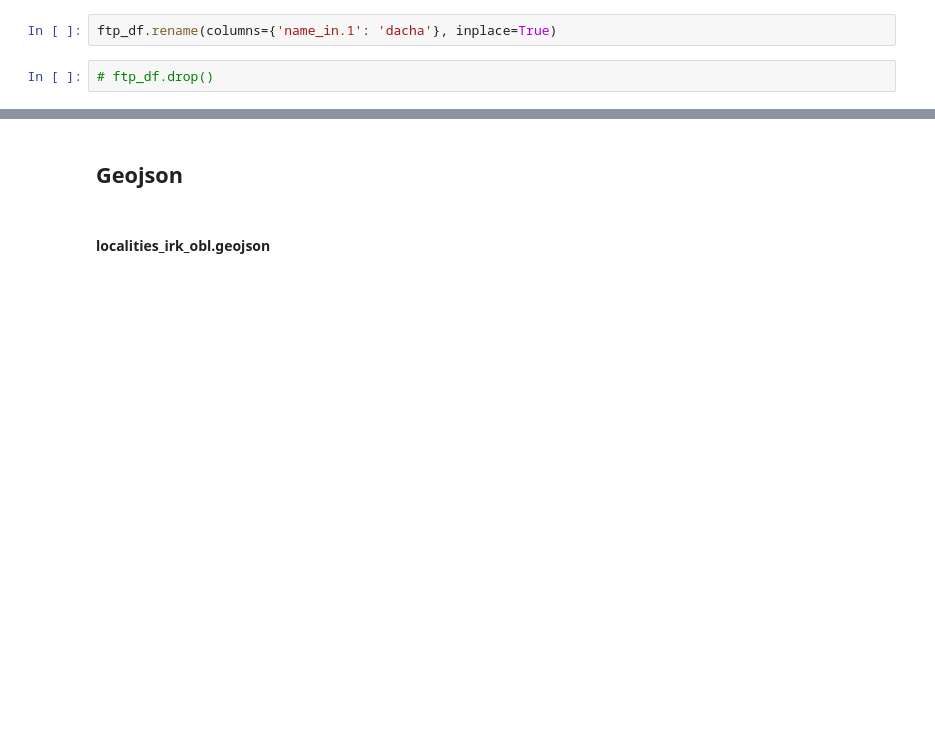
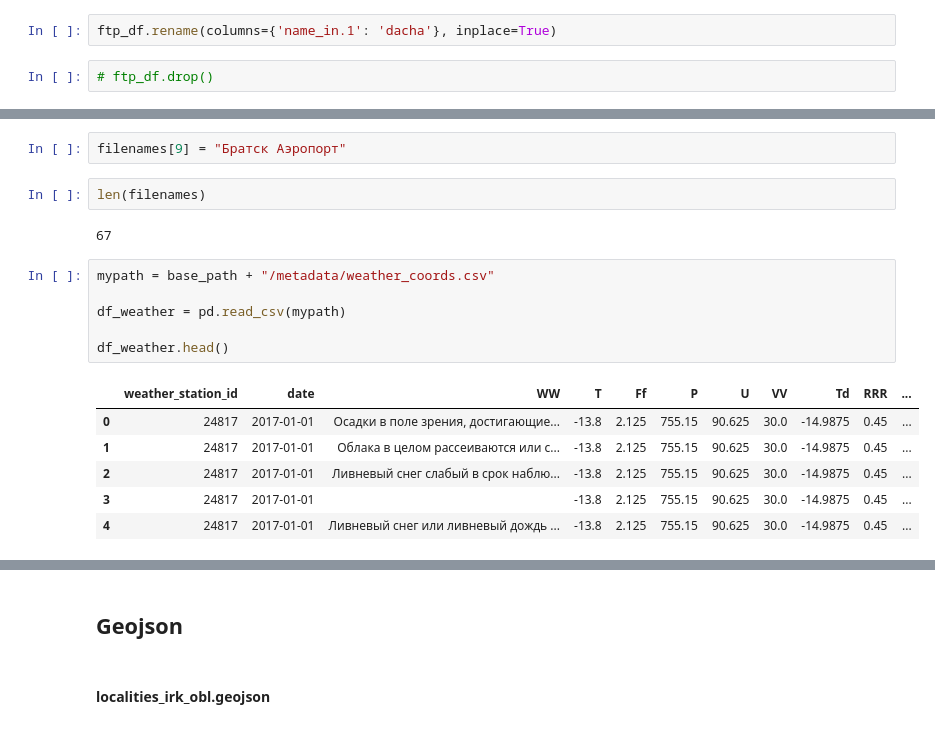
Before and after one commit to Nickitarius/Forest_Fires_Data_Visualisation, a Jupyter notebook: app/data_transfer.ipynb, the cells around one changed output, grey strips where cells are left out. Cells and saved outputs as stored; diff of their text form; blank space fills up the shorter version.

```diff
--- a/app/data_transfer.ipynb
+++ b/app/data_transfer.ipynb
@@ -270,0 +342,19 @@ ftp_df.head()
+# %%
+filenames[9] = "Братск Аэропорт"
+# %%
+len(filenames)
+# %% [output]
+67
+# %%
+mypath = base_path + "/metadata/weather_coords.csv"
+
+df_weather = pd.read_csv(mypath)
+
+df_weather.head()
+# %% [output]
+|  | weather_station_id | date | WW | T | Ff | P | U | VV | Td | RRR | ... |
+| 0 | 24817 | 2017-01-01 | Осадки в поле зрения, достигающие... | -13.8 | 2.125 | 755.15 | 90.625 | 30.0 | -14.9875 | 0.45 | ... |
+| 1 | 24817 | 2017-01-01 | Облака в целом рассеиваются или с... | -13.8 | 2.125 | 755.15 | 90.625 | 30.0 | -14.9875 | 0.45 | ... |
+| 2 | 24817 | 2017-01-01 | Ливневый снег слабый в срок наблю... | -13.8 | 2.125 | 755.15 | 90.625 | 30.0 | -14.9875 | 0.45 | ... |
+| 3 | 24817 | 2017-01-01 |  | -13.8 | 2.125 | 755.15 | 90.625 | 30.0 | -14.9875 | 0.45 | ... |
+| 4 | 24817 | 2017-01-01 | Ливневый снег или ливневый дождь ... | -13.8 | 2.125 | 755.15 | 90.625 | 30.0 | -14.9875 | 0.45 | ... |
```
Also changed, not shown: parts of 9 cells of this notebook, 4 other files.
